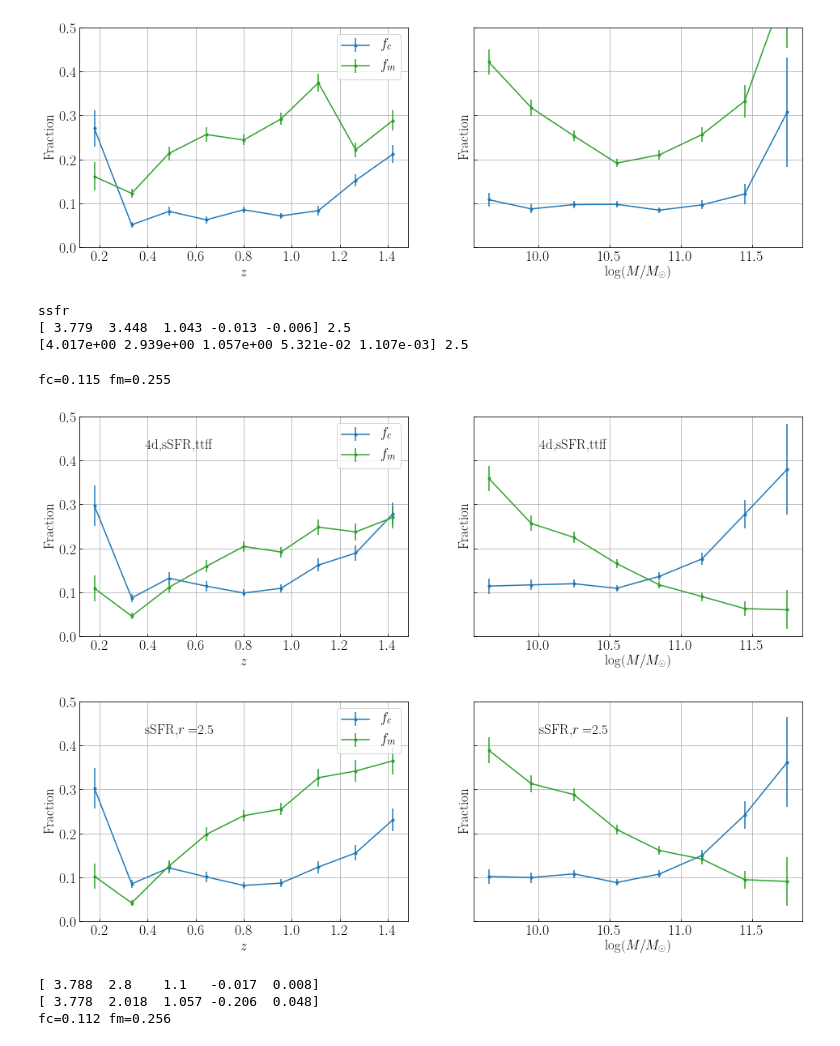
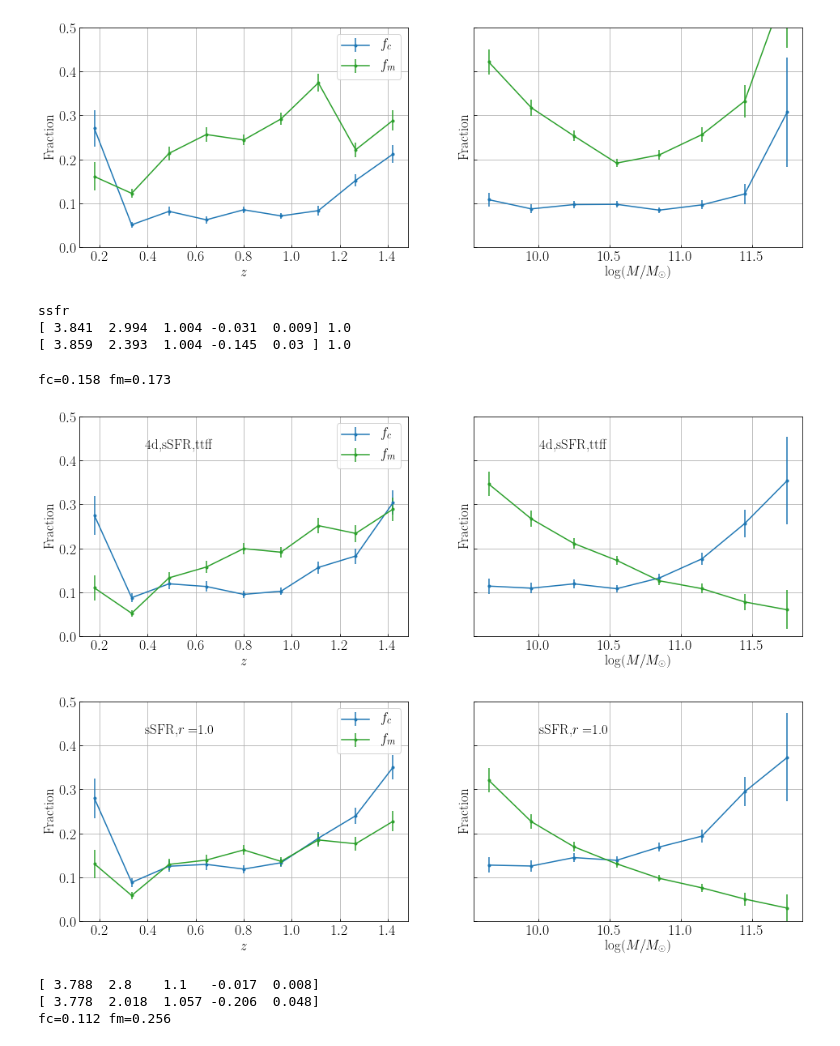
Before and after one commit to LejayChen/massive_gals, a Jupyter notebook: lephare_nuvrk_new.ipynb, the cells around one changed output. Saved outputs shown, nothing was run; the diff lists cells and outputs as text; code cells hidden in the pictures.

```diff
--- a/lephare_nuvrk_new.ipynb
+++ b/lephare_nuvrk_new.ipynb
@@ -1796,33 +1798,33 @@ plot_fcfm(data, q_labels_ssfr, q, sf)
 # %%
 # ttff (Angelo's method) vs fcfm (4D, ssfr)
 c20_ref_type = 'ssfr'
 print(c20_ref_type,photoz_type_show)
 
-r=2.5
+r=1.0
 params_ssfr_ttff = np.load('best_params_4d_ssfr'+photoz_type_show+'_ttff'+'_'+str(r)+'_z15.npy')
 params_ssfr_fcfm = np.load('best_params_4d_ssfr'+photoz_type_show+'_fcfm'+'_'+str(r)+'_z15.npy')
 # params_ssfr_fcfm  = np.array([3.435,  1.574,  1.185, -0.207,  0.021])
 print(params_ssfr_ttff,r)
 print(params_ssfr_fcfm,r)
 
 delta_boundary = data_test[:,1] - boundary_4d(data_test[:,0], params_ssfr_ttff[0], params_ssfr_ttff[1], params_ssfr_ttff[2],params_ssfr_ttff[3],params_ssfr_ttff[4],data_test[:,2],data_test[:,3])
 q = delta_boundary>0
 sf = delta_boundary<=0
 fc,fm = plot_fcfm(data_test, q_labels_ssfr_test, q, sf, '4d,sSFR,ttff')
-plt.plot()
 
 delta_boundary = data_test[:,1] - boundary_4d(data_test[:,0], params_ssfr_fcfm[0], params_ssfr_fcfm[1], params_ssfr_fcfm[2],params_ssfr_fcfm[3],params_ssfr_fcfm[4],data_test[:,2],data_test[:,3])
 q = delta_boundary>0
 sf = delta_boundary<=0
 fc,fm = plot_fcfm(data_test, q_labels_ssfr_test, q, sf, 'sSFR,$r=$'+str(r))
+plt.savefig('/Users/lejay/Desktop/smf_paper/fcfm_4d_ssfr.png')
 print('fc='+str(round(fc,3)),'fm='+str(round(fm,3)))
 # %% [output]
 ssfr
-[ 3.779  3.448  1.043 -0.013 -0.006] 2.5
-[4.017e+00 2.939e+00 1.057e+00 5.321e-02 1.107e-03] 2.5
+[ 3.841  2.994  1.004 -0.031  0.009] 1.0
+[ 3.859  2.393  1.004 -0.145  0.03 ] 1.0
-fc=0.115 fm=0.255
+fc=0.158 fm=0.173
-[figure, old version]
+[figure, new version]
-[figure, old version]
+[figure, new version]
 # %%
 # ssfr vs nuvrj (4D, fcfm)
 r = 2.5
```
Also changed, not shown: parts of 4 cells of this notebook, 4 other files.
